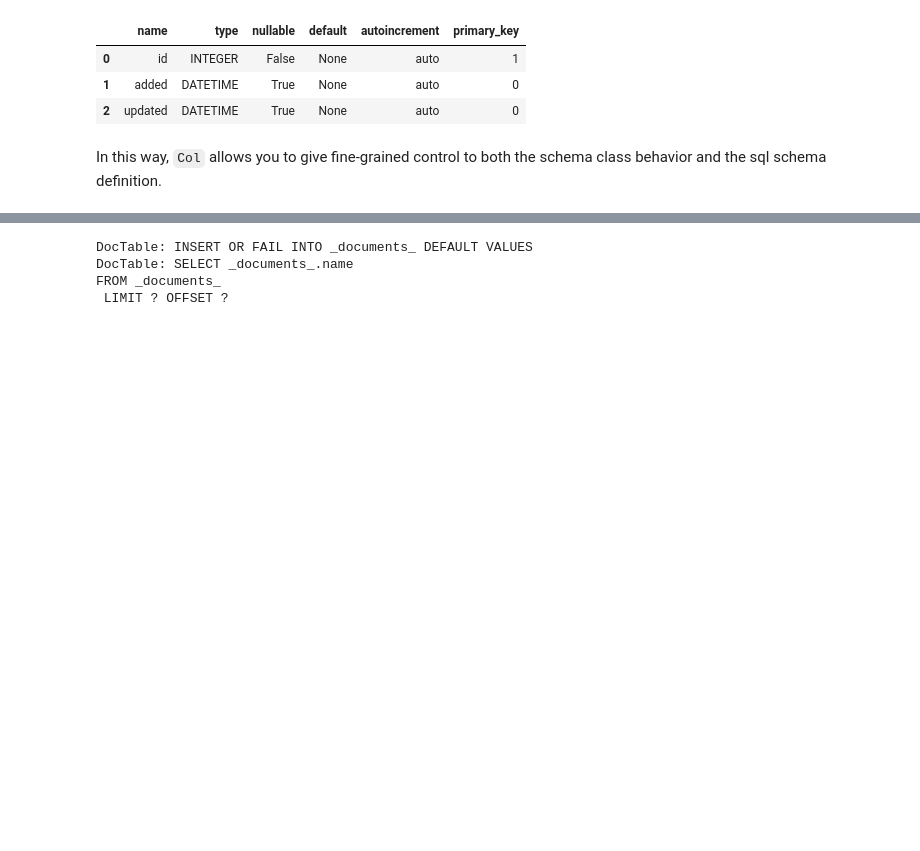
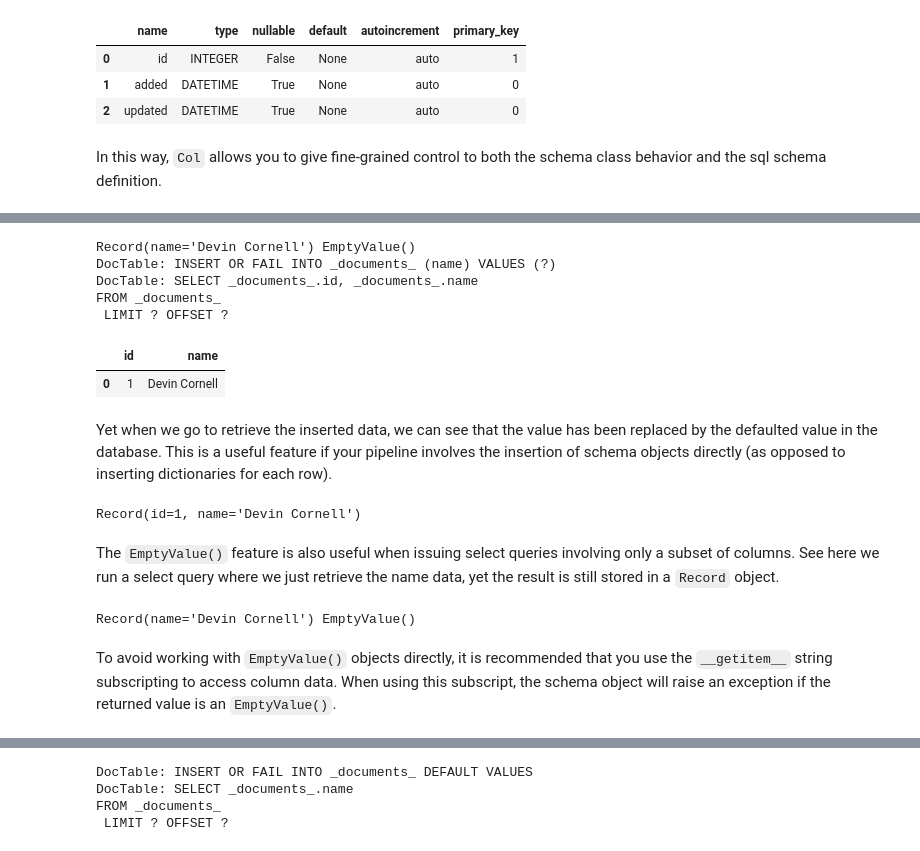
Before and after one commit to devincornell/doctable, a Jupyter notebook: examples/doctable_schema.ipynb, the cells around one changed output, grey strips where cells are left out. Saved outputs shown, nothing was run; the diff lists cells and outputs as text; code cells hidden in the pictures; blank space fills up the shorter version.

Commit message:
working on schema example

```diff
--- a/examples/doctable_schema.ipynb
+++ b/examples/doctable_schema.ipynb
@@ -195,0 +198,36 @@ An additional advantage of using python objects to create schemas is we can use
+# %%
+@doctable.schema
+class Record:
+    __slots__ = []
+    id: int = doctable.IDCol()
+    name: str = doctable.Col()
+
+new_record = Record(name='Devin Cornell')
+print(new_record, new_record.id)
+
+table = doctable.DocTable(target=':memory:', schema=Record, verbose=True)
+table.insert(new_record)
+table.head()
+# %% [output]
+Record(name='Devin Cornell') EmptyValue()
+DocTable: INSERT OR FAIL INTO _documents_ (name) VALUES (?)
+DocTable: SELECT _documents_.id, _documents_.name
+FROM _documents_
+ LIMIT ? OFFSET ?
+|  | id | name |
+| 0 | 1 | Devin Cornell |
+# %% [markdown]
+Yet when we go to retrieve the inserted data, we can see that the value has been replaced by the defaulted value in the database. This is a useful feature if your pipeline involves the insertion of schema objects directly (as opposed to inserting dictionaries for each row).
+# %%
+table.select_first(verbose=False)
+# %% [output]
+Record(id=1, name='Devin Cornell')
+# %% [markdown]
+The `EmptyValue()` feature is also useful when issuing select queries involving only a subset of columns. See here we run a select query where we just retrieve the name data, yet the result is still stored in a `Record` object.
+# %%
+returned_record = table.select_first(['name'], verbose=False)
+print(returned_record, returned_record.id)
+# %% [output]
+Record(name='Devin Cornell') EmptyValue()
+# %% [markdown]
+To avoid working with `EmptyValue()` objects directly, it is recommended that you use the `__getitem__` string subscripting to access column data. When using this subscript, the schema object will raise an exception if the returned value is an `EmptyValue()`.
```
Also changed, not shown: parts of 7 cells of this notebook.
